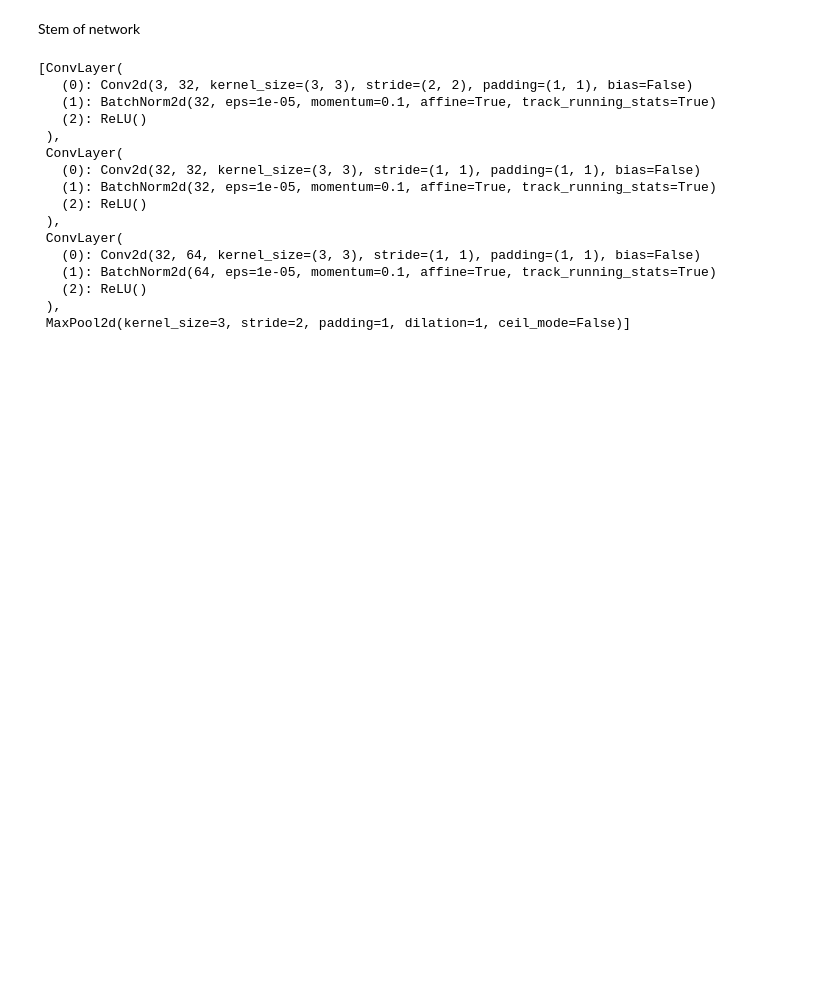
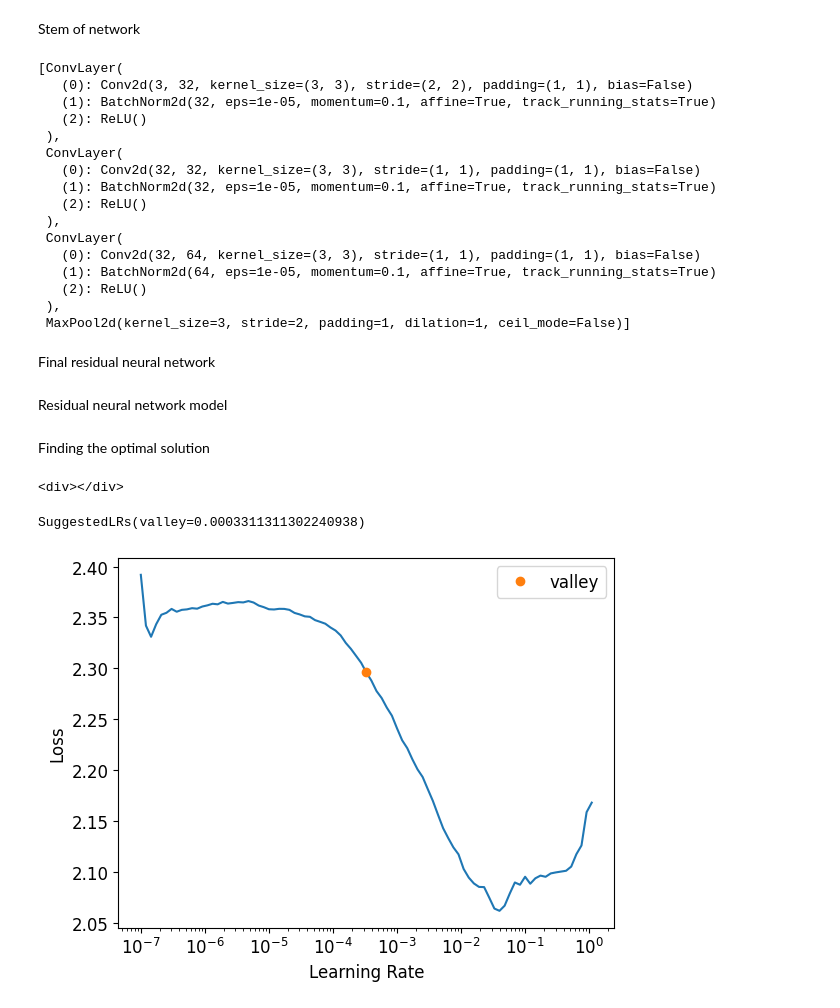
Before and after one commit to AsokTamang/Resnet, a Jupyter notebook: res-net.ipynb, the cells around one changed output. Saved outputs shown, nothing was run; the diff lists cells and outputs as text; code cells hidden in the pictures; blank space fills up the shorter version.

Commit message:
Training the final residual network

```diff
--- a/res-net.ipynb
+++ b/res-net.ipynb
@@ -159,3 +159,37 @@ resnet_stem(3,32,32,64)
    (2): ReLU()
  ),
  MaxPool2d(kernel_size=3, stride=2, padding=1, dilation=1, ceil_mode=False)]
+# %% [markdown]
+Final residual neural network
+# %%
+class ResNet(nn.Sequential):
+    def __init__(self,n_out,layers, expansion = 1):  #n_out represents the number of classes
+        stem = resnet_stem(3,32,32,64)
+        self.block_szs = [64,64,128,256,512]
+        for i in range(1,5):
+            self.block_szs[i]*=expansion
+        blocks = [self.make_layers(*o) for o in enumerate(layers)]
+        super().__init__(
+            *stem,*blocks,
+            nn.AdaptiveAvgPool2d(1),Flatten(),
+            nn.Linear(self.block_szs[-1],n_out))
+
+    def make_layers(self,index,n_layers):
+        stride = 1 if index == 0 else 2  #for the very first layer, we are using stride = 1 , but for the later layers, we are using stride = 2 inorder to decrease the size of the output feature map
+        ch_in, ch_out = self.block_szs[index: index + 2]
+        return nn.Sequential(*[
+            ResBlock(ch_in if i ==0 else ch_out, ch_out, stride if i == 0 else 1) for i in range(n_layers)
+        ])
+rn = ResNet(dls.c, [2,2,2,2])
+# %% [markdown]
+Residual neural network model
+# %%
+learn = Learner(dls, rn, loss_func = nn.CrossEntropyLoss(),metrics = accuracy).to_fp16()
+# %% [markdown]
+Finding the optimal solution
+# %%
+learn.lr_find()
+# %% [output]
+<div></div>
+SuggestedLRs(valley=0.0003311311302240938)
+[figure, added]
```
Also changed, not shown: parts of 4 cells of this notebook.
